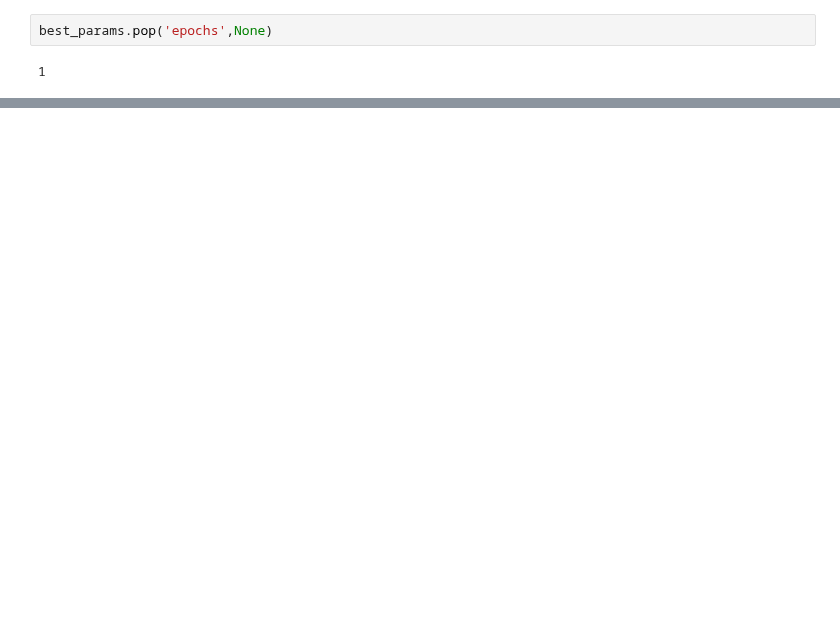
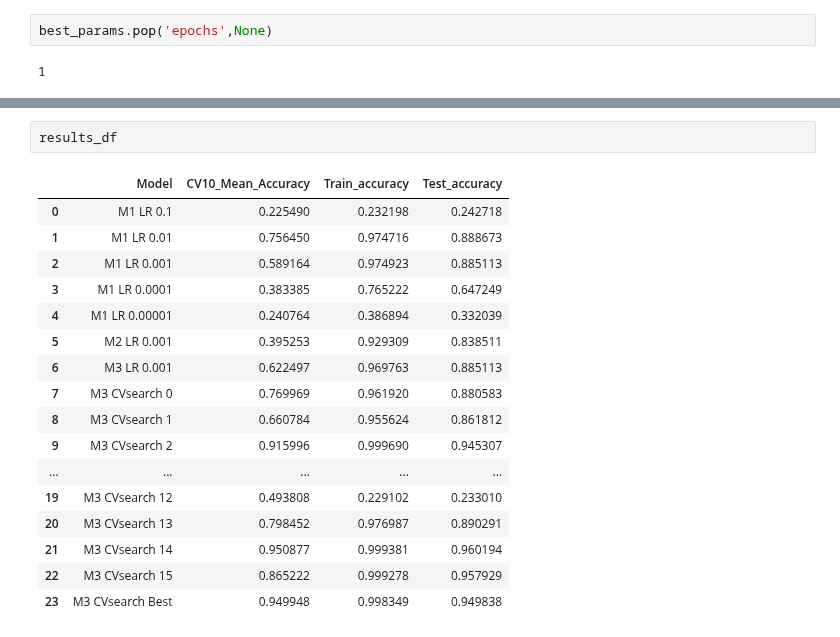
Before and after one commit to farheenfab/DMML-GroupProject, a Jupyter notebook: CW/CW - Part 4.ipynb, the cells around one changed output, grey strips where cells are left out. Drawn from its saved outputs; the diff is of its cells as text; blank space fills up the shorter version.

```diff
--- a/CW/CW - Part 4.ipynb
+++ b/CW/CW - Part 4.ipynb
@@ -704,0 +789,20 @@ calculate_metrics_and_mean(x_train_reshaped,y_train,y_pred,model)
+# %%
+results_df
+# %% [output]
+|  | Model | CV10_Mean_Accuracy | Train_accuracy | Test_accuracy |
+| 0 | M1 LR 0.1 | 0.225490 | 0.232198 | 0.242718 |
+| 1 | M1 LR 0.01 | 0.756450 | 0.974716 | 0.888673 |
+| 2 | M1 LR 0.001 | 0.589164 | 0.974923 | 0.885113 |
+| 3 | M1 LR 0.0001 | 0.383385 | 0.765222 | 0.647249 |
+| 4 | M1 LR 0.00001 | 0.240764 | 0.386894 | 0.332039 |
+| 5 | M2 LR 0.001 | 0.395253 | 0.929309 | 0.838511 |
+| 6 | M3 LR 0.001 | 0.622497 | 0.969763 | 0.885113 |
+| 7 | M3 CVsearch 0 | 0.769969 | 0.961920 | 0.880583 |
+| 8 | M3 CVsearch 1 | 0.660784 | 0.955624 | 0.861812 |
+| 9 | M3 CVsearch 2 | 0.915996 | 0.999690 | 0.945307 |
+| ... | ... | ... | ... | ... |
+| 19 | M3 CVsearch 12 | 0.493808 | 0.229102 | 0.233010 |
+| 20 | M3 CVsearch 13 | 0.798452 | 0.976987 | 0.890291 |
+| 21 | M3 CVsearch 14 | 0.950877 | 0.999381 | 0.960194 |
+| 22 | M3 CVsearch 15 | 0.865222 | 0.999278 | 0.957929 |
+| 23 | M3 CVsearch Best | 0.949948 | 0.998349 | 0.949838 |
```
Also changed, not shown: parts of 16 cells of this notebook, 1 other file.
